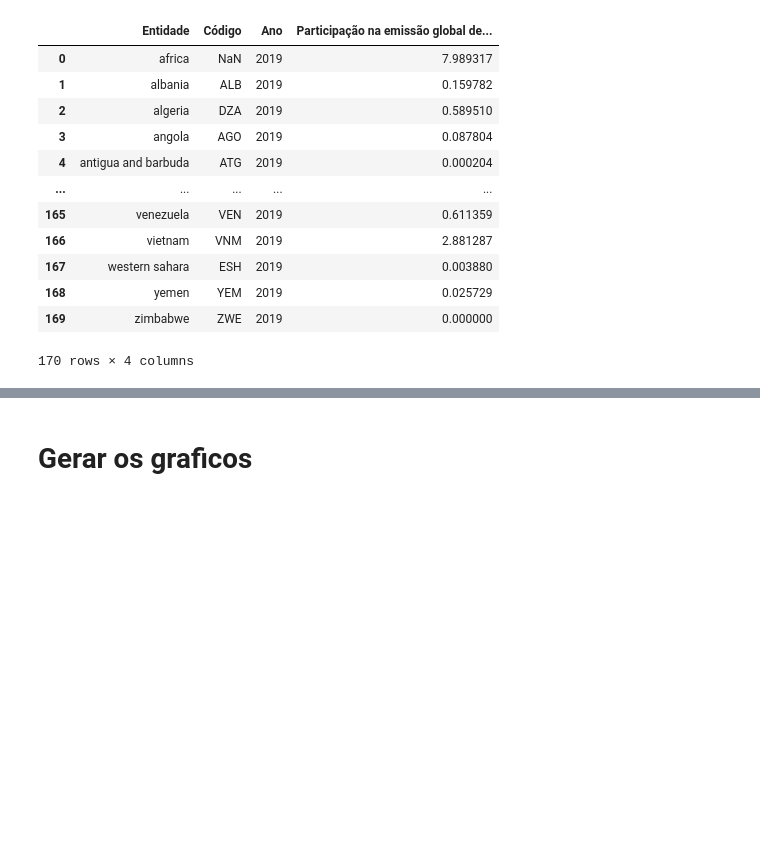
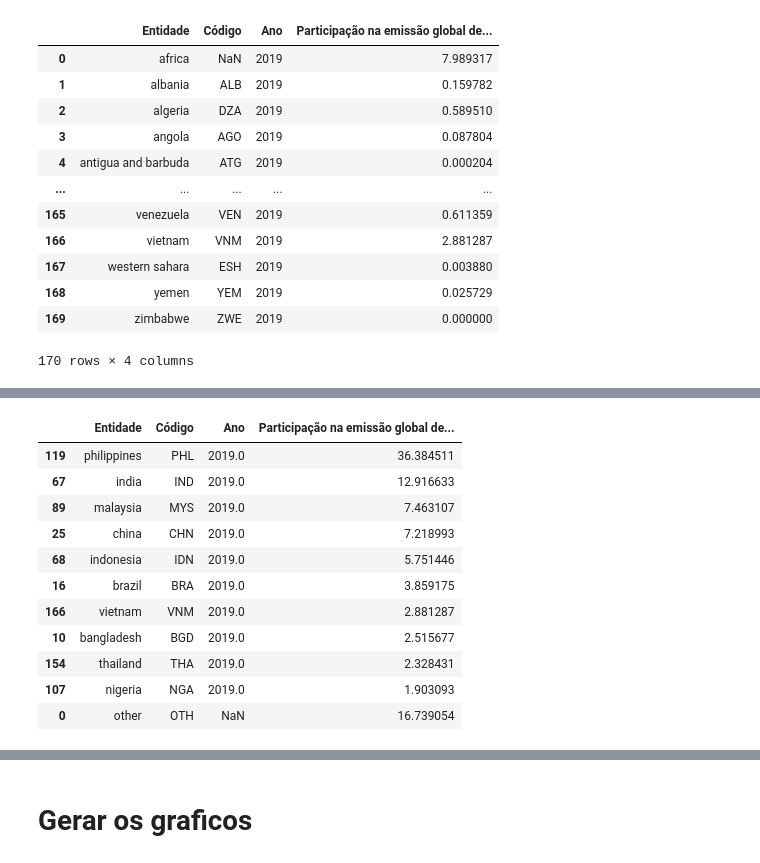
Before and after one commit to RVidaDev/GsIA, a Jupyter notebook: note.ipynb, the cells around one changed output, grey strips where cells are left out. Cells and saved outputs as stored; diff of their text form; code cells hidden in the pictures; blank space fills up the shorter version.

```diff
--- a/note.ipynb
+++ b/note.ipynb
@@ -81,0 +127,17 @@ df_residuo = df.drop_duplicates()
+# %%
+df_residuos_concatenado = pd.concat([top10_residuos, other_residuos], axis=0)
+
+df_residuos_concatenado
+# %% [output]
+|  | Entidade | Código | Ano | Participação na emissão global de... |
+| 119 | philippines | PHL | 2019.0 | 36.384511 |
+| 67 | india | IND | 2019.0 | 12.916633 |
+| 89 | malaysia | MYS | 2019.0 | 7.463107 |
+| 25 | china | CHN | 2019.0 | 7.218993 |
+| 68 | indonesia | IDN | 2019.0 | 5.751446 |
+| 16 | brazil | BRA | 2019.0 | 3.859175 |
+| 166 | vietnam | VNM | 2019.0 | 2.881287 |
+| 10 | bangladesh | BGD | 2019.0 | 2.515677 |
+| 154 | thailand | THA | 2019.0 | 2.328431 |
+| 107 | nigeria | NGA | 2019.0 | 1.903093 |
+| 0 | other | OTH | NaN | 16.739054 |
```
Also changed, not shown: parts of 19 cells of this notebook.
